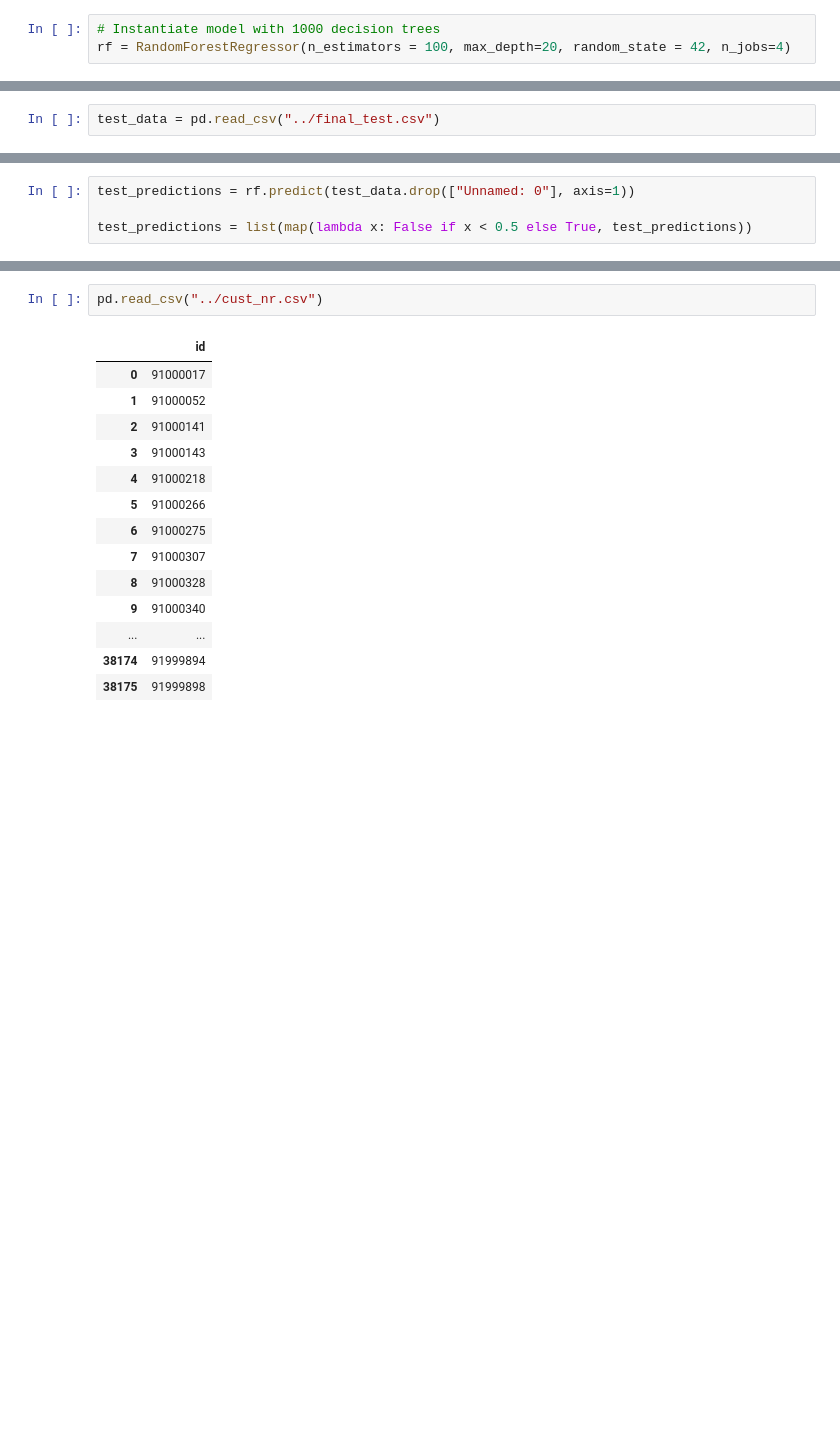
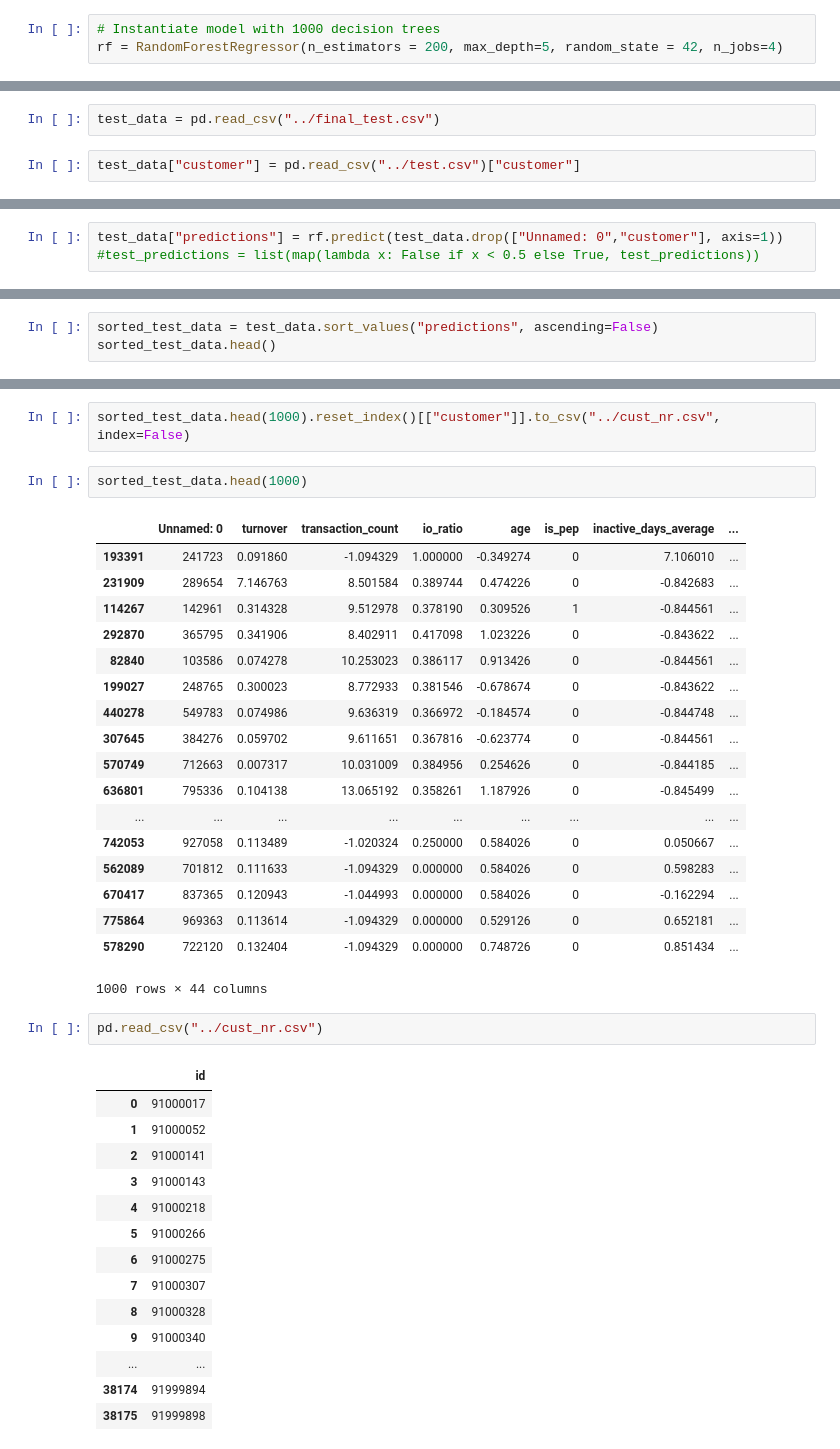
Before and after one commit to nathanquinteiro/fraud_detection_model_CS, a Jupyter notebook: Classifier.ipynb, the cells around one changed output, grey strips where cells are left out. Drawn from its saved outputs; the diff is of its cells as text; blank space fills up the shorter version.

```diff
--- a/Classifier.ipynb
+++ b/Classifier.ipynb
@@ -35,7 +35,7 @@ val_features = val.drop(["Unnamed: 0", "suspicious"], axis=1)
 val_labels = val["suspicious"]
 # %%
 # Instantiate model with 1000 decision trees
-rf = RandomForestRegressor(n_estimators = 100, max_depth=20, random_state = 42, n_jobs=4)
+rf = RandomForestRegressor(n_estimators = 200, max_depth=5, random_state = 42, n_jobs=4)
 # %%
 # Train the model on training data
 rf.fit(train_features, train_labels);
@@ -79,5 +83,7 @@ precision_score(val_labels, predictions)
 # %%
 test_data = pd.read_csv("../final_test.csv")
+# %%
+test_data["customer"] = pd.read_csv("../test.csv")["customer"]
 # %%
 test_data.head()
 # %% [output]
@@ -91,4 +97,3 @@ test_data.head()
 # %%
-test_predictions = rf.predict(test_data.drop(["Unnamed: 0"], axis=1))
-
-test_predictions = list(map(lambda x: False if x < 0.5 else True, test_predictions))
+test_data["predictions"] = rf.predict(test_data.drop(["Unnamed: 0","customer"], axis=1))
+#test_predictions = list(map(lambda x: False if x < 0.5 else True, test_predictions))
@@ -131,0 +100,3 @@ original[original["category"] == 0][test_predictions]["customer"].to_csv("../cus
+# %%
+sorted_test_data = test_data.sort_values("predictions", ascending=False)
+sorted_test_data.head()
@@ -132,3 +111,26 @@ original[original["category"] == 0][test_predictions]["customer"].to_csv("../cus
+# %%
+sorted_test_data.head(1000).reset_index()[["customer"]].to_csv("../cust_nr.csv", index=False)
+# %%
+sorted_test_data.head(1000)
+# %% [output]
+|  | Unnamed: 0 | turnover | transaction_count | io_ratio | age | is_pep | inactive_days_average | ... |
+| 193391 | 241723 | 0.091860 | -1.094329 | 1.000000 | -0.349274 | 0 | 7.106010 | ... |
+| 231909 | 289654 | 7.146763 | 8.501584 | 0.389744 | 0.474226 | 0 | -0.842683 | ... |
+| 114267 | 142961 | 0.314328 | 9.512978 | 0.378190 | 0.309526 | 1 | -0.844561 | ... |
+| 292870 | 365795 | 0.341906 | 8.402911 | 0.417098 | 1.023226 | 0 | -0.843622 | ... |
+| 82840 | 103586 | 0.074278 | 10.253023 | 0.386117 | 0.913426 | 0 | -0.844561 | ... |
+| 199027 | 248765 | 0.300023 | 8.772933 | 0.381546 | -0.678674 | 0 | -0.843622 | ... |
+| 440278 | 549783 | 0.074986 | 9.636319 | 0.366972 | -0.184574 | 0 | -0.844748 | ... |
+| 307645 | 384276 | 0.059702 | 9.611651 | 0.367816 | -0.623774 | 0 | -0.844561 | ... |
+| 570749 | 712663 | 0.007317 | 10.031009 | 0.384956 | 0.254626 | 0 | -0.844185 | ... |
+| 636801 | 795336 | 0.104138 | 13.065192 | 0.358261 | 1.187926 | 0 | -0.845499 | ... |
+| ... | ... | ... | ... | ... | ... | ... | ... | ... |
+| 742053 | 927058 | 0.113489 | -1.020324 | 0.250000 | 0.584026 | 0 | 0.050667 | ... |
+| 562089 | 701812 | 0.111633 | -1.094329 | 0.000000 | 0.584026 | 0 | 0.598283 | ... |
+| 670417 | 837365 | 0.120943 | -1.044993 | 0.000000 | 0.584026 | 0 | -0.162294 | ... |
+| 775864 | 969363 | 0.113614 | -1.094329 | 0.000000 | 0.529126 | 0 | 0.652181 | ... |
+| 578290 | 722120 | 0.132404 | -1.094329 | 0.000000 | 0.748726 | 0 | 0.851434 | ... |
+1000 rows × 44 columns
 # %%
 pd.read_csv("../cust_nr.csv")
 # %% [output]
```
Also changed, not shown: parts of 19 cells of this notebook.
